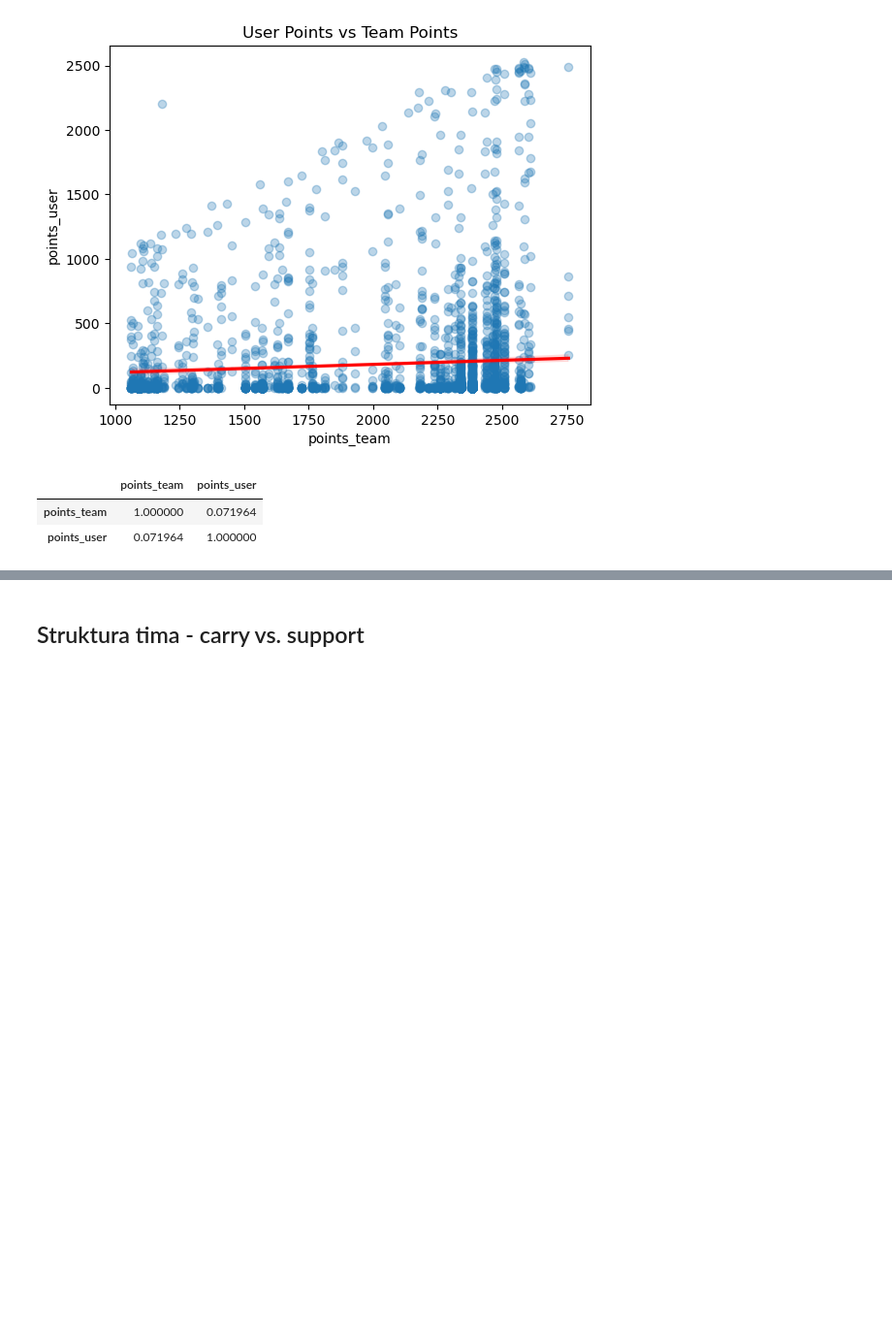
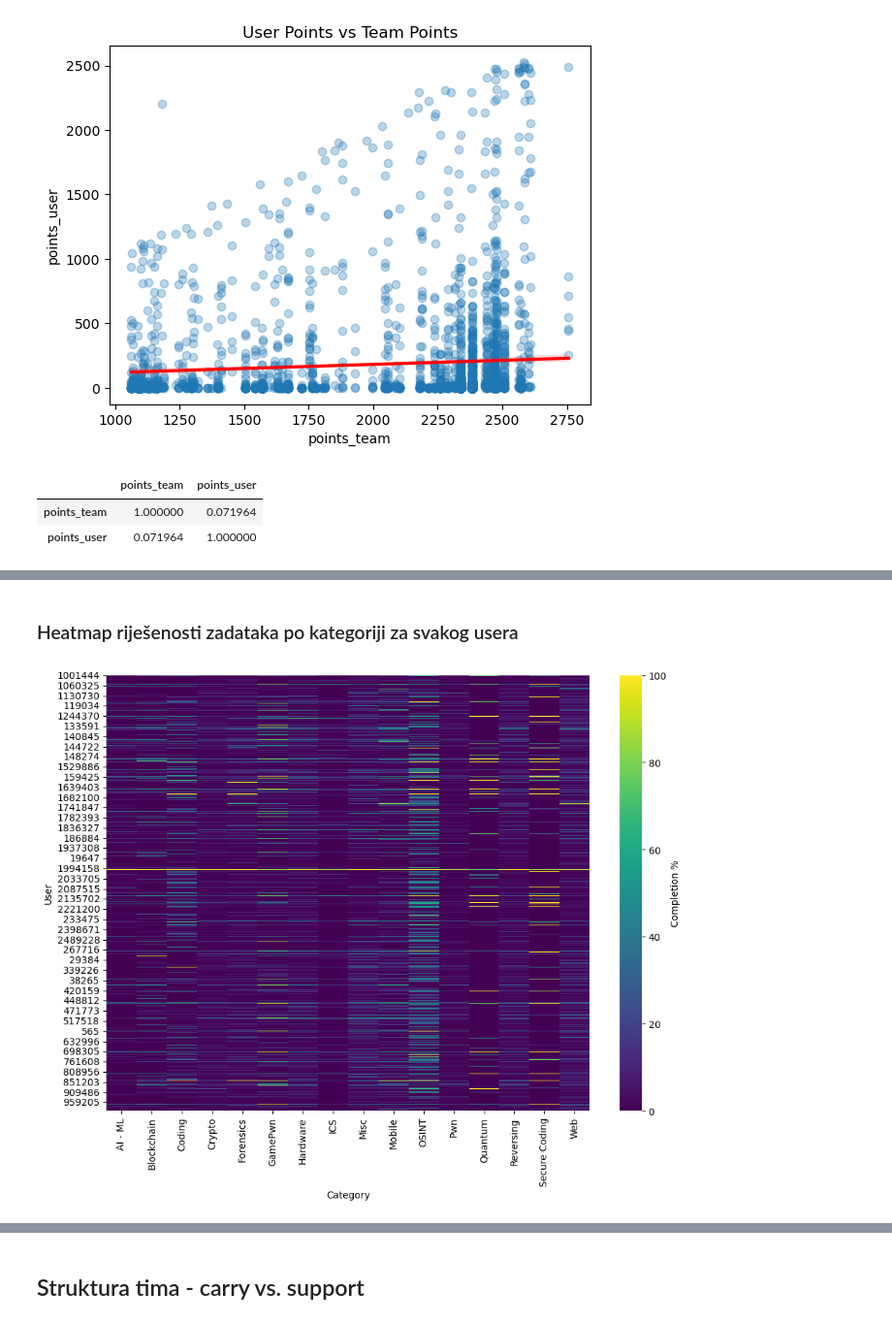
Before and after one commit to dfili/DIPRAD, a Jupyter notebook: HTB/htb_analiza.ipynb, the cells around one changed output, grey strips where cells are left out. Shown at 97% size. Cells and saved outputs as stored; diff of their text form; code cells hidden in the pictures; blank space fills up the shorter version.

```diff
--- a/HTB/htb_analiza.ipynb
+++ b/HTB/htb_analiza.ipynb
@@ -665,0 +739,8 @@ corr_points
+# %%
+# matrica user-category sa postocima riješenosti zadataka u kategoriji
+user_category_completion = users_categories_df.pivot_table(
+    index='id',
+    columns='category',
+    values='completion_percentage',  # or owned_flags / total_flags
+    fill_value=0
+)
@@ -665,0 +757,15 @@ corr_points
+# %% [markdown]
+### Heatmap riješenosti zadataka po kategoriji za svakog usera
+# %%
+plt.figure(figsize=(10, 8))
+sns.heatmap(
+    user_category_completion,
+    cmap='viridis',
+    cbar_kws={'label': 'Completion %'},
+)
+plt.xlabel('Category')
+plt.ylabel('User')
+plt.tight_layout()
+plt.show()
+# %% [output]
+[figure, added]
```
Also changed, not shown: parts of 76 cells of this notebook.
